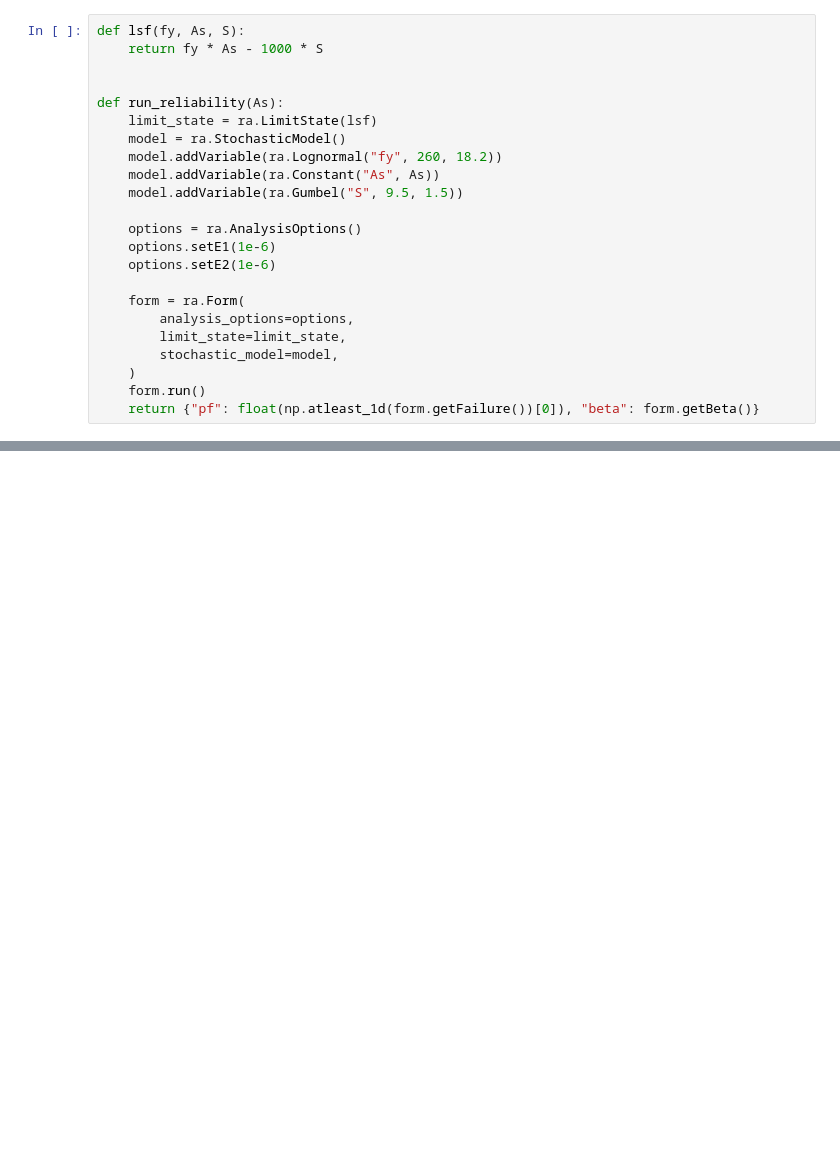
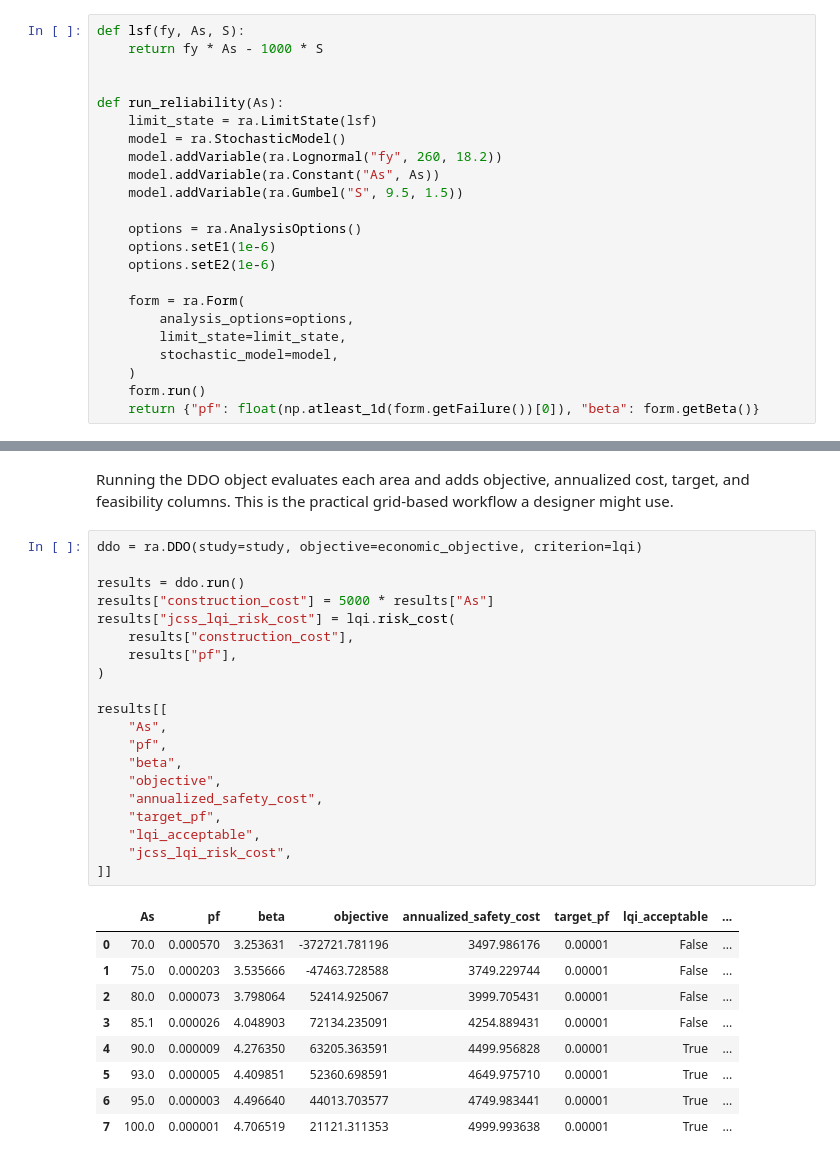
Before and after one commit to pystra/pystra, a Jupyter notebook: docs/source/notebooks/ex_design_decision_optimization.ipynb, the cells around one changed output, grey strips where cells are left out. Saved outputs shown, nothing was run; the diff lists cells and outputs as text; blank space fills up the shorter version.

```diff
--- a/docs/source/notebooks/ex_design_decision_optimization.ipynb
+++ b/docs/source/notebooks/ex_design_decision_optimization.ipynb
@@ -109,0 +154,32 @@ results[[
+# %% [markdown]
+Running the DDO object evaluates each area and adds objective, annualized cost, target, and feasibility columns. This is the practical grid-based workflow a designer might use.
+# %%
+ddo = ra.DDO(study=study, objective=economic_objective, criterion=lqi)
+
+results = ddo.run()
+results["construction_cost"] = 5000 * results["As"]
+results["jcss_lqi_risk_cost"] = lqi.risk_cost(
+    results["construction_cost"],
+    results["pf"],
+)
+
+results[[
+    "As",
+    "pf",
+    "beta",
+    "objective",
+    "annualized_safety_cost",
+    "target_pf",
+    "lqi_acceptable",
+    "jcss_lqi_risk_cost",
+]]
+# %% [output]
+|  | As | pf | beta | objective | annualized_safety_cost | target_pf | lqi_acceptable | ... |
+| 0 | 70.0 | 0.000570 | 3.253631 | -372721.781196 | 3497.986176 | 0.00001 | False | ... |
+| 1 | 75.0 | 0.000203 | 3.535666 | -47463.728588 | 3749.229744 | 0.00001 | False | ... |
+| 2 | 80.0 | 0.000073 | 3.798064 | 52414.925067 | 3999.705431 | 0.00001 | False | ... |
+| 3 | 85.1 | 0.000026 | 4.048903 | 72134.235091 | 4254.889431 | 0.00001 | False | ... |
+| 4 | 90.0 | 0.000009 | 4.276350 | 63205.363591 | 4499.956828 | 0.00001 | True | ... |
+| 5 | 93.0 | 0.000005 | 4.409851 | 52360.698591 | 4649.975710 | 0.00001 | True | ... |
+| 6 | 95.0 | 0.000003 | 4.496640 | 44013.703577 | 4749.983441 | 0.00001 | True | ... |
+| 7 | 100.0 | 0.000001 | 4.706519 | 21121.311353 | 4999.993638 | 0.00001 | True | ... |
```
Also changed, not shown: parts of 40 cells of this notebook, 5 other files.
